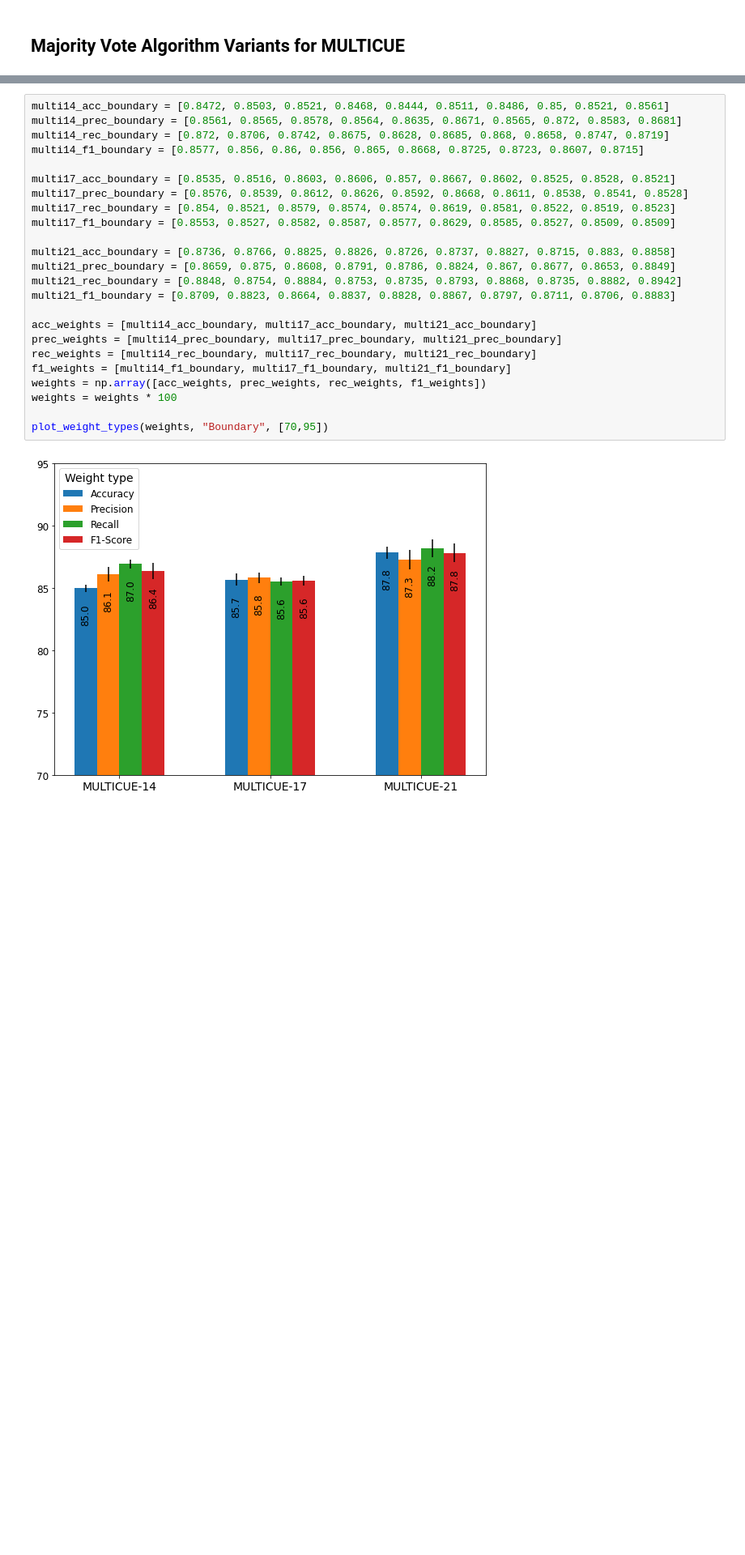
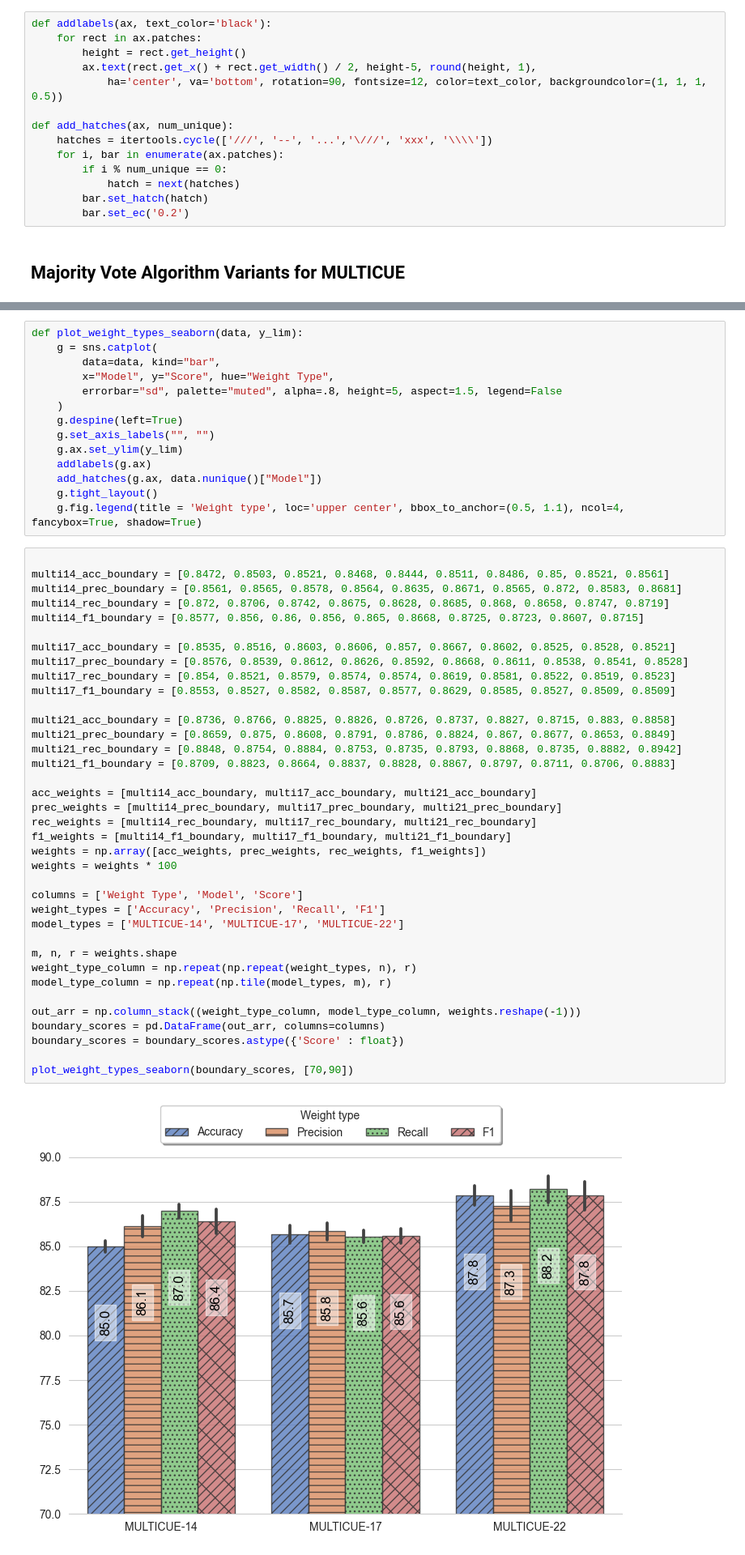
Before and after one commit to codebyzeb/DYMULTI-23, a Jupyter notebook: analysis/graphs.ipynb, the cells around one changed output, grey strips where cells are left out. Shown at 81% size. Saved outputs shown, nothing was run; the diff lists cells and outputs as text; blank space fills up the shorter version.

```diff
--- a/analysis/graphs.ipynb
+++ b/analysis/graphs.ipynb
@@ -11,2 +23,16 @@ from scipy.stats import ttest_rel
+# %%
+def addlabels(ax, text_color='black'):
+    for rect in ax.patches:
+        height = rect.get_height()
+        ax.text(rect.get_x() + rect.get_width() / 2, height-5, round(height, 1),
+            ha='center', va='bottom', rotation=90, fontsize=12, color=text_color, backgroundcolor=(1, 1, 1, 0.5))
+
+def add_hatches(ax, num_unique):
+    hatches = itertools.cycle(['///', '--', '...','\///', 'xxx', '\\\\'])
+    for i, bar in enumerate(ax.patches):
+        if i % num_unique == 0:
+            hatch = next(hatches)
+        bar.set_hatch(hatch)
+        bar.set_ec('0.2')
 # %% [markdown]
 ## Majority Vote Algorithm Variants for MULTICUE
@@ -45,27 +39,54 @@ def plot_weight_types(weight_scores, score_type, y_lim):
+# %%
+def plot_weight_types_seaborn(data, y_lim):
+    g = sns.catplot(
+        data=data, kind="bar",
+        x="Model", y="Score", hue="Weight Type",
+        errorbar="sd", palette="muted", alpha=.8, height=5, aspect=1.5, legend=False
+    )
+    g.despine(left=True)
+    g.set_axis_labels("", "")
+    g.ax.set_ylim(y_lim)
+    addlabels(g.ax)
+    add_hatches(g.ax, data.nunique()["Model"])
+    g.tight_layout()
+    g.fig.legend(title = 'Weight type', loc='upper center', bbox_to_anchor=(0.5, 1.1), ncol=4, fancybox=True, shadow=True)
 # %%
+
 multi14_acc_boundary = [0.8472, 0.8503, 0.8521, 0.8468, 0.8444, 0.8511, 0.8486, 0.85, 0.8521, 0.8561]
 multi14_prec_boundary = [0.8561, 0.8565, 0.8578, 0.8564, 0.8635, 0.8671, 0.8565, 0.872, 0.8583, 0.8681]
 multi14_rec_boundary = [0.872, 0.8706, 0.8742, 0.8675, 0.8628, 0.8685, 0.868, 0.8658, 0.8747, 0.8719]
 multi14_f1_boundary = [0.8577, 0.856, 0.86, 0.856, 0.865, 0.8668, 0.8725, 0.8723, 0.8607, 0.8715]
 
 multi17_acc_boundary = [0.8535, 0.8516, 0.8603, 0.8606, 0.857, 0.8667, 0.8602, 0.8525, 0.8528, 0.8521]
 multi17_prec_boundary = [0.8576, 0.8539, 0.8612, 0.8626, 0.8592, 0.8668, 0.8611, 0.8538, 0.8541, 0.8528]
 multi17_rec_boundary = [0.854, 0.8521, 0.8579, 0.8574, 0.8574, 0.8619, 0.8581, 0.8522, 0.8519, 0.8523]
 multi17_f1_boundary = [0.8553, 0.8527, 0.8582, 0.8587, 0.8577, 0.8629, 0.8585, 0.8527, 0.8509, 0.8509]
 
 multi21_acc_boundary = [0.8736, 0.8766, 0.8825, 0.8826, 0.8726, 0.8737, 0.8827, 0.8715, 0.883, 0.8858]
 multi21_prec_boundary = [0.8659, 0.875, 0.8608, 0.8791, 0.8786, 0.8824, 0.867, 0.8677, 0.8653, 0.8849]
 multi21_rec_boundary = [0.8848, 0.8754, 0.8884, 0.8753, 0.8735, 0.8793, 0.8868, 0.8735, 0.8882, 0.8942]
 multi21_f1_boundary = [0.8709, 0.8823, 0.8664, 0.8837, 0.8828, 0.8867, 0.8797, 0.8711, 0.8706, 0.8883]
 
 acc_weights = [multi14_acc_boundary, multi17_acc_boundary, multi21_acc_boundary]
 prec_weights = [multi14_prec_boundary, multi17_prec_boundary, multi21_prec_boundary]
 rec_weights = [multi14_rec_boundary, multi17_rec_boundary, multi21_rec_boundary]
 f1_weights = [multi14_f1_boundary, multi17_f1_boundary, multi21_f1_boundary]
 weights = np.array([acc_weights, prec_weights, rec_weights, f1_weights])
 weights = weights * 100
 
-plot_weight_types(weights, "Boundary", [70,95])
+columns = ['Weight Type', 'Model', 'Score']
+weight_types = ['Accuracy', 'Precision', 'Recall', 'F1']
+model_types = ['MULTICUE-14', 'MULTICUE-17', 'MULTICUE-22']
+
+m, n, r = weights.shape
+weight_type_column = np.repeat(np.repeat(weight_types, n), r)
+model_type_column = np.repeat(np.tile(model_types, m), r)
+
+out_arr = np.column_stack((weight_type_column, model_type_column, weights.reshape(-1)))
+boundary_scores = pd.DataFrame(out_arr, columns=columns)
+boundary_scores = boundary_scores.astype({'Score' : float})
+
+plot_weight_types_seaborn(boundary_scores, [70,90])
 # %% [output]
-[figure, old version]
+[figure, new version]
 # %%
```
Also changed, not shown: parts of 51 cells of this notebook, 1 other file.
